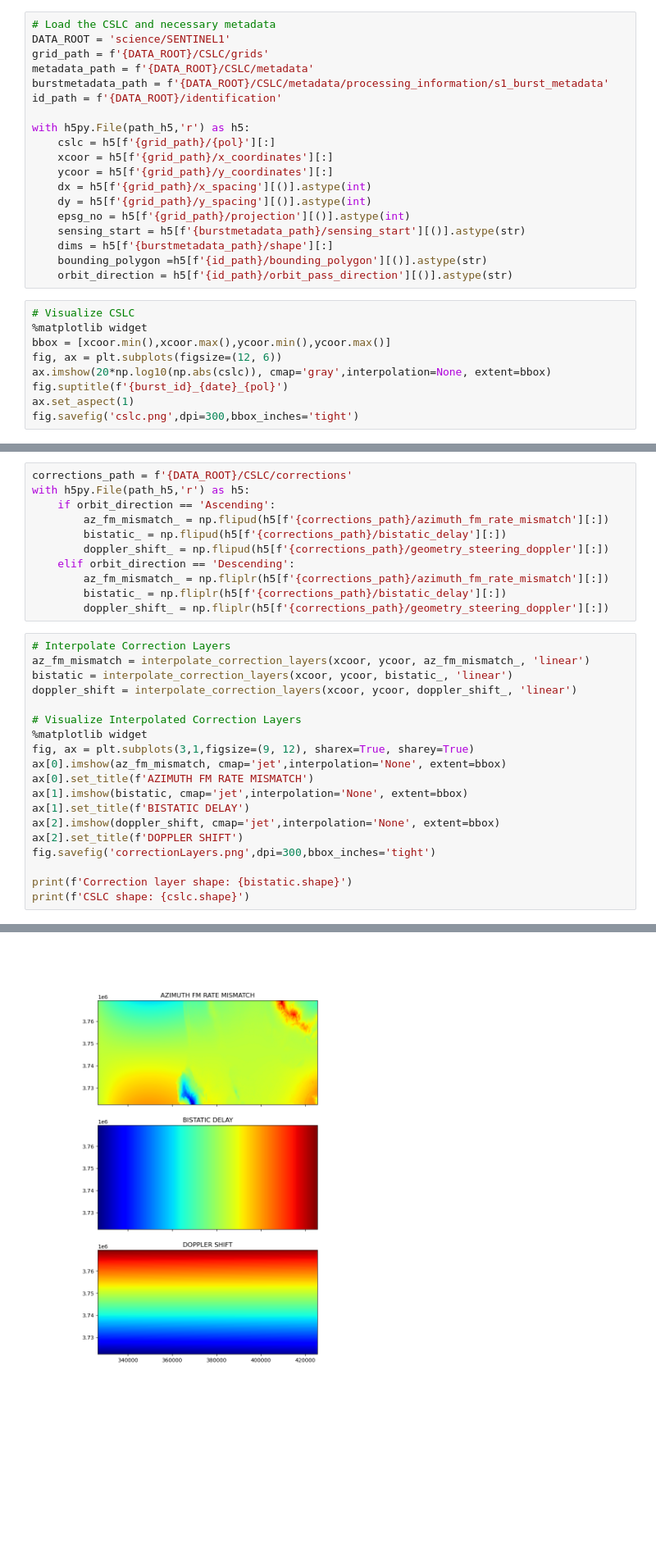
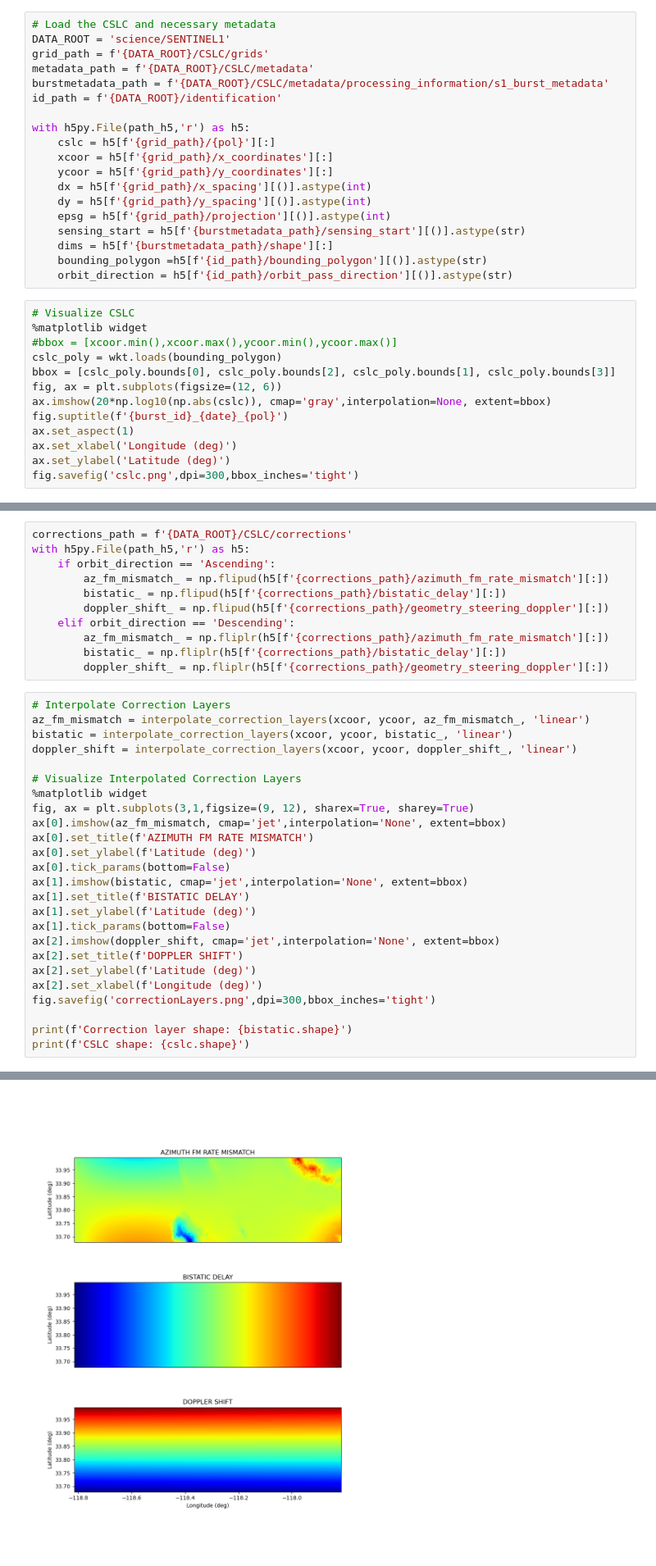
Before and after one commit to OPERA-Cal-Val/calval-CSLC, a Jupyter notebook: ALE.ipynb, the cells around one changed output, grey strips where cells are left out. Shown at 82% size. Saved outputs shown, nothing was run; the diff lists cells and outputs as text; blank space fills up the shorter version.

```diff
--- a/ALE.ipynb
+++ b/ALE.ipynb
@@ -42,7 +46,7 @@ with h5py.File(path_h5,'r') as h5:
     ycoor = h5[f'{grid_path}/y_coordinates'][:]
     dx = h5[f'{grid_path}/x_spacing'][()].astype(int)
     dy = h5[f'{grid_path}/y_spacing'][()].astype(int)
-    epsg_no = h5[f'{grid_path}/projection'][()].astype(int)
+    epsg = h5[f'{grid_path}/projection'][()].astype(int)
     sensing_start = h5[f'{burstmetadata_path}/sensing_start'][()].astype(str)
     dims = h5[f'{burstmetadata_path}/shape'][:]
     bounding_polygon =h5[f'{id_path}/bounding_polygon'][()].astype(str)
@@ -50,10 +54,14 @@ with h5py.File(path_h5,'r') as h5:
 # %%
 # Visualize CSLC
 %matplotlib widget
-bbox = [xcoor.min(),xcoor.max(),ycoor.min(),ycoor.max()]
+#bbox = [xcoor.min(),xcoor.max(),ycoor.min(),ycoor.max()]
+cslc_poly = wkt.loads(bounding_polygon)
+bbox = [cslc_poly.bounds[0], cslc_poly.bounds[2], cslc_poly.bounds[1], cslc_poly.bounds[3]]
 fig, ax = plt.subplots(figsize=(12, 6))
 ax.imshow(20*np.log10(np.abs(cslc)), cmap='gray',interpolation=None, extent=bbox)
 fig.suptitle(f'{burst_id}_{date}_{pol}')
 ax.set_aspect(1)
+ax.set_xlabel('Longitude (deg)')
+ax.set_ylabel('Latitude (deg)')
 fig.savefig('cslc.png',dpi=300,bbox_inches='tight')
 # %% [output]
@@ -74,26 +82,32 @@ with h5py.File(path_h5,'r') as h5:
 # %%
 # Interpolate Correction Layers
 az_fm_mismatch = interpolate_correction_layers(xcoor, ycoor, az_fm_mismatch_, 'linear')
 bistatic = interpolate_correction_layers(xcoor, ycoor, bistatic_, 'linear')
 doppler_shift = interpolate_correction_layers(xcoor, ycoor, doppler_shift_, 'linear')
 
 # Visualize Interpolated Correction Layers
 %matplotlib widget
 fig, ax = plt.subplots(3,1,figsize=(9, 12), sharex=True, sharey=True)
 ax[0].imshow(az_fm_mismatch, cmap='jet',interpolation='None', extent=bbox)
 ax[0].set_title(f'AZIMUTH FM RATE MISMATCH')
+ax[0].set_ylabel(f'Latitude (deg)')
+ax[0].tick_params(bottom=False)
 ax[1].imshow(bistatic, cmap='jet',interpolation='None', extent=bbox)
 ax[1].set_title(f'BISTATIC DELAY')
+ax[1].set_ylabel(f'Latitude (deg)')
+ax[1].tick_params(bottom=False)
 ax[2].imshow(doppler_shift, cmap='jet',interpolation='None', extent=bbox)
 ax[2].set_title(f'DOPPLER SHIFT')
+ax[2].set_ylabel(f'Latitude (deg)')
+ax[2].set_xlabel(f'Longitude (deg)')
 fig.savefig('correctionLayers.png',dpi=300,bbox_inches='tight')
 
 print(f'Correction layer shape: {bistatic.shape}')
 print(f'CSLC shape: {cslc.shape}')
 # %% [output]
 Correction layer shape: (4698, 19836)
 CSLC shape: (4698, 19836)
-[figure, old version]
+[figure, new version]
 # %% [markdown]
 # 2. Get corner reflectors data
 # %%
```
Also changed, not shown: parts of 3 cells of this notebook, 2 other files.
